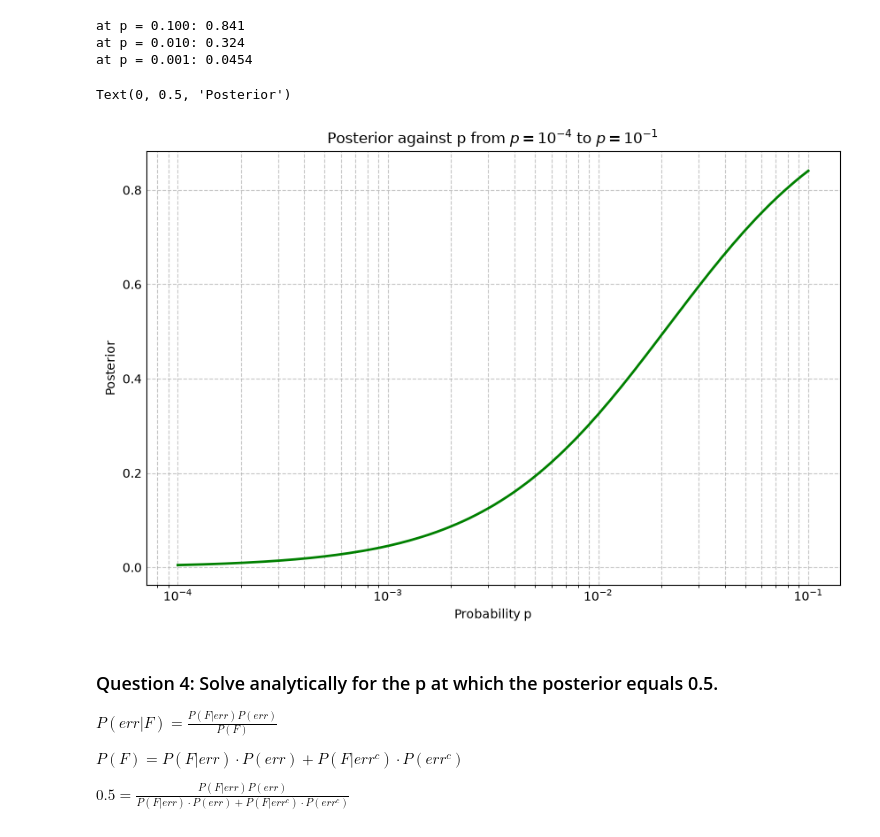
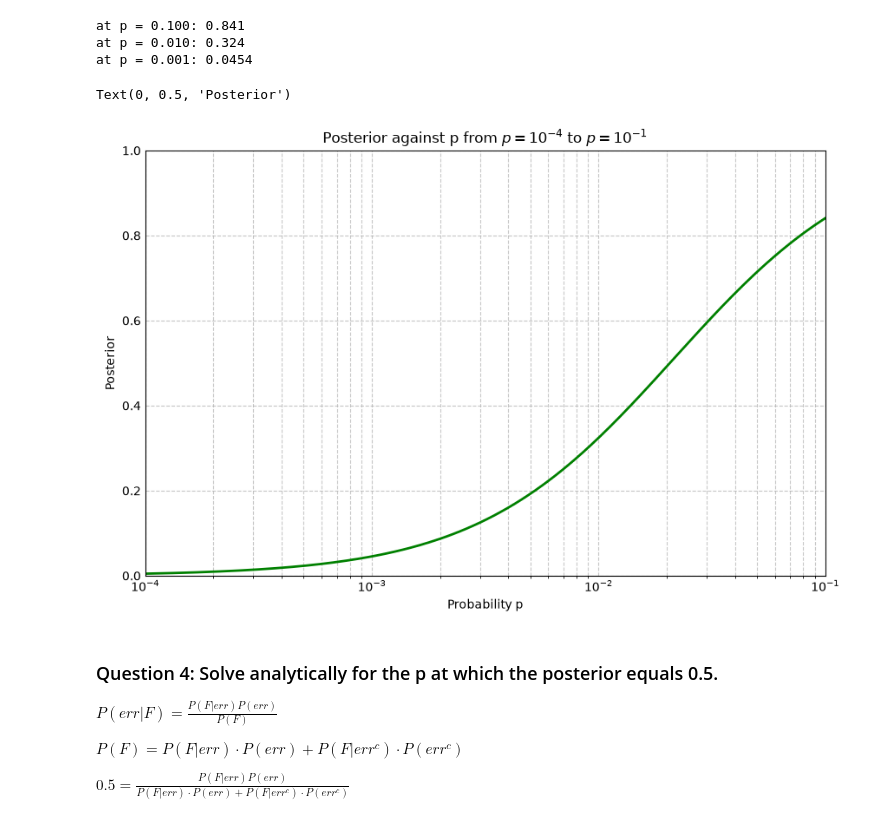
Before and after one commit to mariec-j/ECE3715-Stats-Repo, a Jupyter notebook: Mini-Project-1/mp1.ipynb, the cells around one changed output. Saved outputs shown, nothing was run; the diff lists cells and outputs as text; code cells hidden in the pictures.

```diff
--- a/Mini-Project-1/mp1.ipynb
+++ b/Mini-Project-1/mp1.ipynb
@@ -257,19 +261,21 @@ at p = 0.001: 0.0454
 # %%
 # Question 3: Plot the posterior against p for p from 10^-4 to 10^-1, log spaced, 200 points.
 
 x = np.logspace(-4, -1, 200, True, 10)
 y = posterior(prob_F_err, prob_F_errc, x)
 
 plt.figure(figsize = (8, 5))
 plt.plot(x, y, label = (r'Posterior against p'), color = 'green', linewidth = 2)
 plt.xscale('log')
 plt.grid(True, which = 'both', linestyle = '--', alpha = 0.7)
+plt.xlim(1e-4,1e-1)
+plt.ylim(0, 1)
 plt.title(r'Posterior against p from $p=10^{-4}$ to $p=10^{-1}$')
 plt.xlabel('Probability p')
 plt.ylabel('Posterior')
 # %% [output]
 Text(0, 0.5, 'Posterior')
-[figure, old version]
+[figure, new version]
 # %% [markdown]
 ### Question 4: Solve analytically for the p at which the posterior equals 0.5.
 
```
Also changed, not shown: parts of 4 cells of this notebook.
